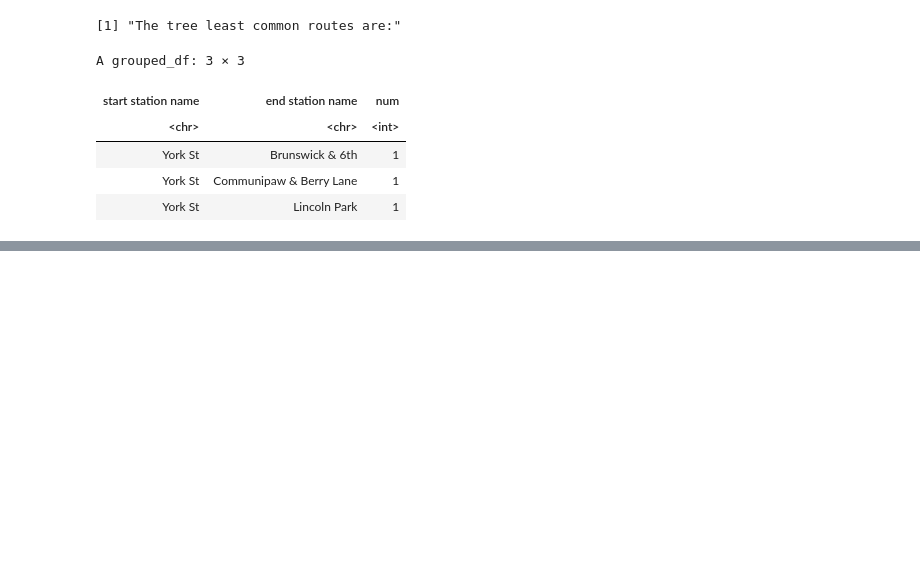
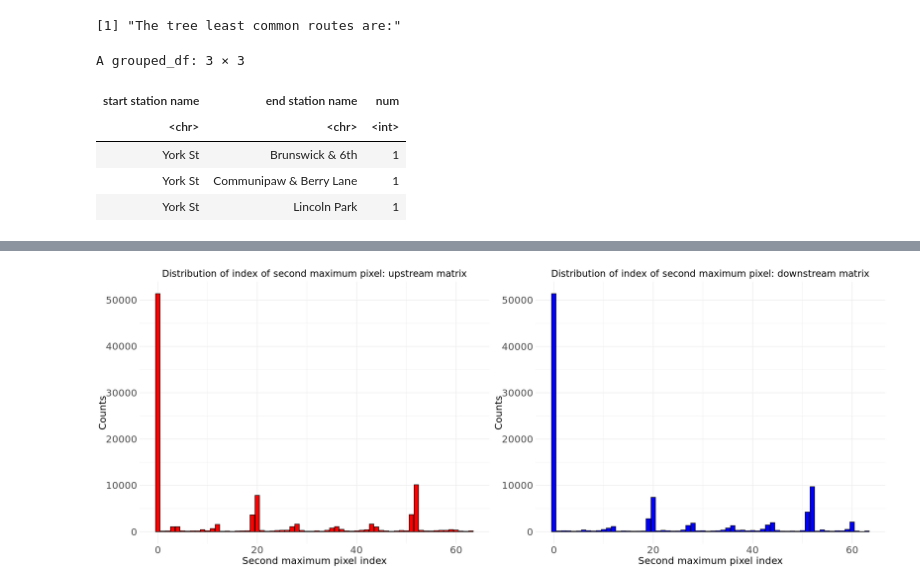
Before and after one commit to jonathancavallin/Advanced_Statistics_for_Physics_Analysis, a Jupyter notebook: JonathanCavallin_Lab1.ipynb, the cells around one changed output, grey strips where cells are left out. Cells and saved outputs as stored; diff of their text form; code cells hidden in the pictures; blank space fills up the shorter version.

```diff
--- a/JonathanCavallin_Lab1.ipynb
+++ b/JonathanCavallin_Lab1.ipynb
@@ -511,0 +683,4 @@ A grouped_df: 3 × 3
+# %%
+grid.arrange(sec_max_1_hist,sec_max_2_hist,nrow=1,ncol=2)
+# %% [output]
+[figure, added]
```
Also changed, not shown: parts of 29 cells of this notebook.
